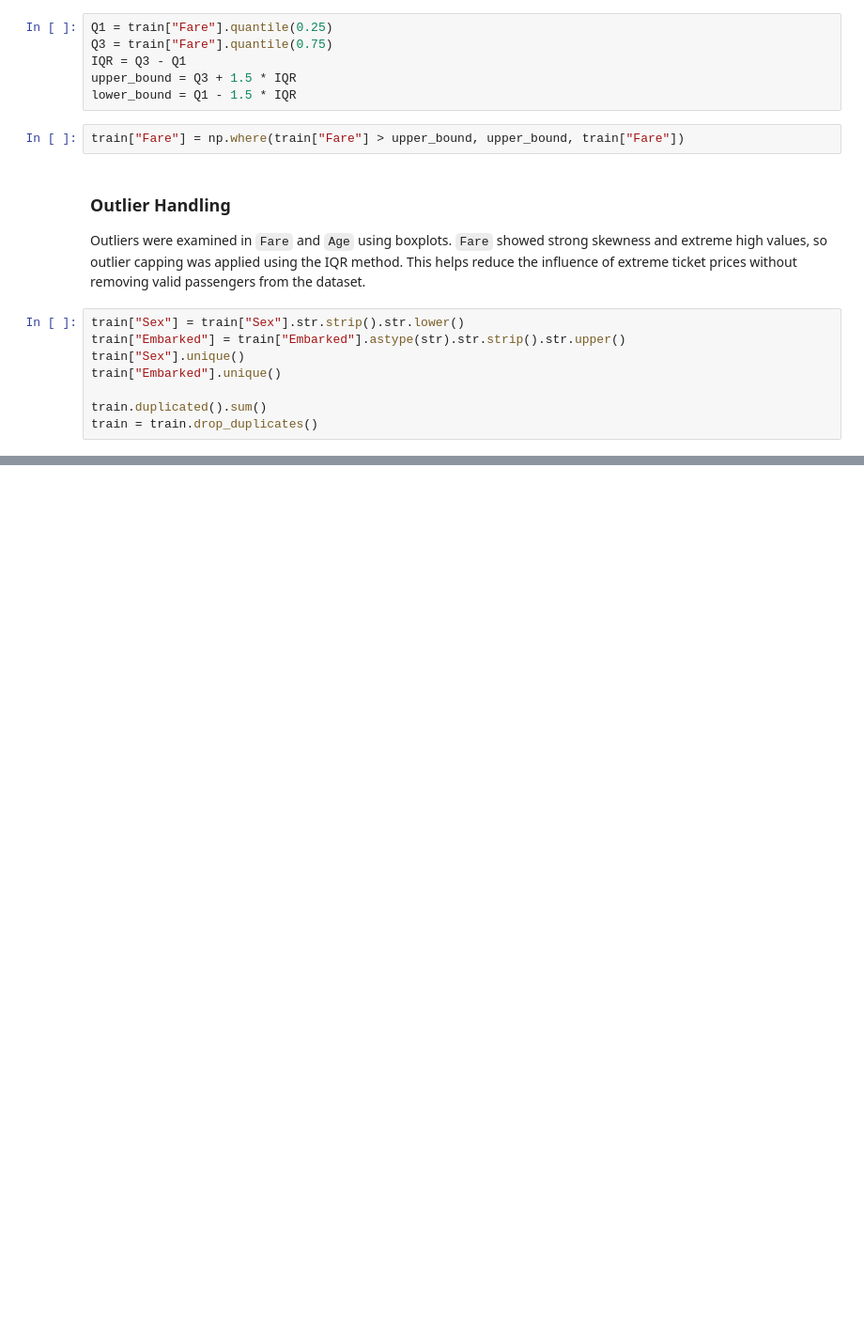
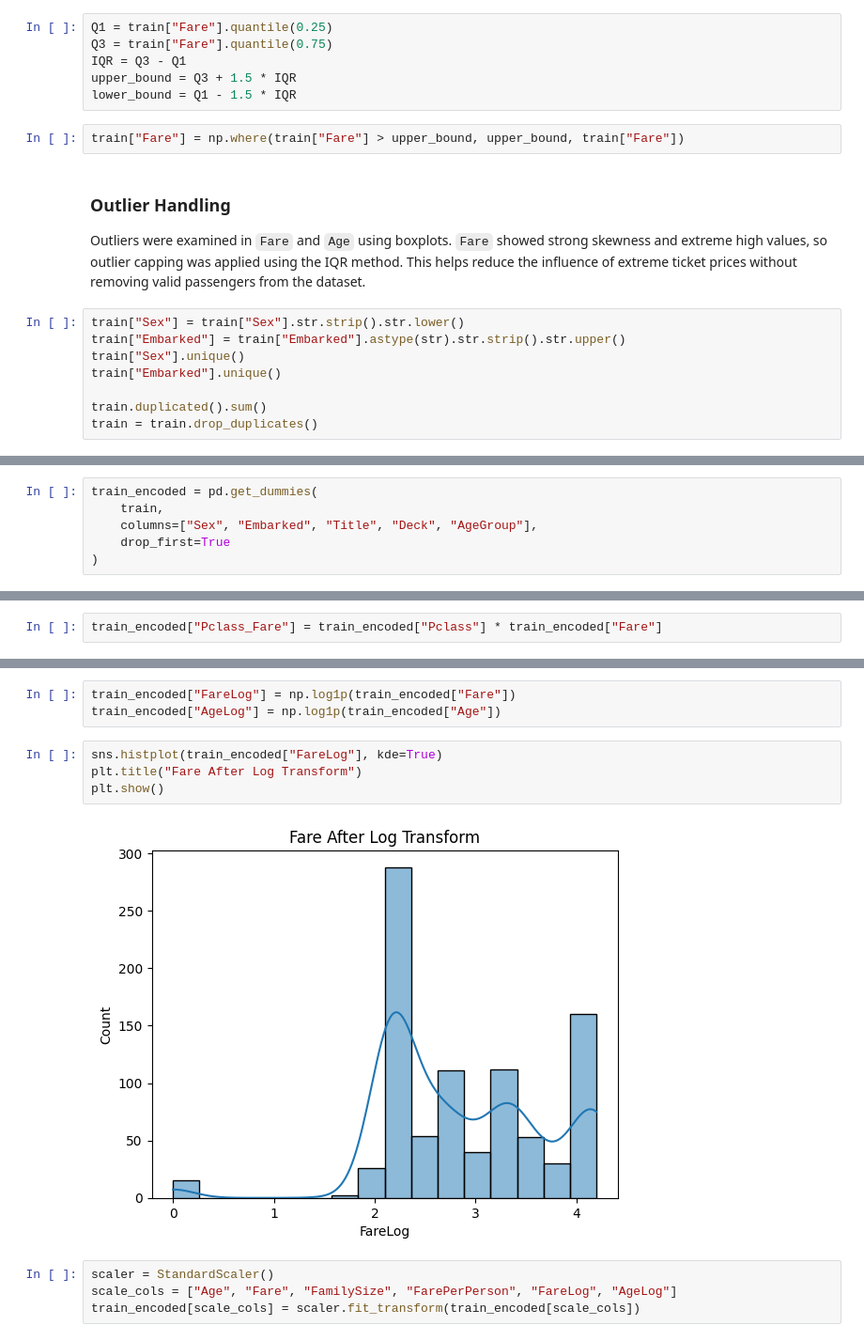
Before and after one commit to Hashim-baya/AI_and_Machine_Learning_Assignments, a Jupyter notebook: Titanic_Assignment/notebooks/Titanic_Feature_Engineering.ipynb, the cells around one changed output, grey strips where cells are left out. Shown at 94% size. Saved outputs shown, nothing was run; the diff lists cells and outputs as text; blank space fills up the shorter version.

```diff
--- a/Titanic_Assignment/notebooks/Titanic_Feature_Engineering.ipynb
+++ b/Titanic_Assignment/notebooks/Titanic_Feature_Engineering.ipynb
@@ -76,0 +208,6 @@ train.to_csv("data/train_cleaned.csv", index=False)
+# %%
+train_encoded = pd.get_dummies(
+    train,
+    columns=["Sex", "Embarked", "Title", "Deck", "AgeGroup"],
+    drop_first=True
+)
@@ -76,0 +217,2 @@ train.to_csv("data/train_cleaned.csv", index=False)
+# %%
+train_encoded["Pclass_Fare"] = train_encoded["Pclass"] * train_encoded["Fare"]
@@ -76,0 +225,13 @@ train.to_csv("data/train_cleaned.csv", index=False)
+# %%
+train_encoded["FareLog"] = np.log1p(train_encoded["Fare"])
+train_encoded["AgeLog"] = np.log1p(train_encoded["Age"])
+# %%
+sns.histplot(train_encoded["FareLog"], kde=True)
+plt.title("Fare After Log Transform")
+plt.show()
+# %% [output]
+[figure, added]
+# %%
+scaler = StandardScaler()
+scale_cols = ["Age", "Fare", "FamilySize", "FarePerPerson", "FareLog", "AgeLog"]
+train_encoded[scale_cols] = scaler.fit_transform(train_encoded[scale_cols])
```
Also changed, not shown: parts of 16 cells of this notebook, 1 other file.
